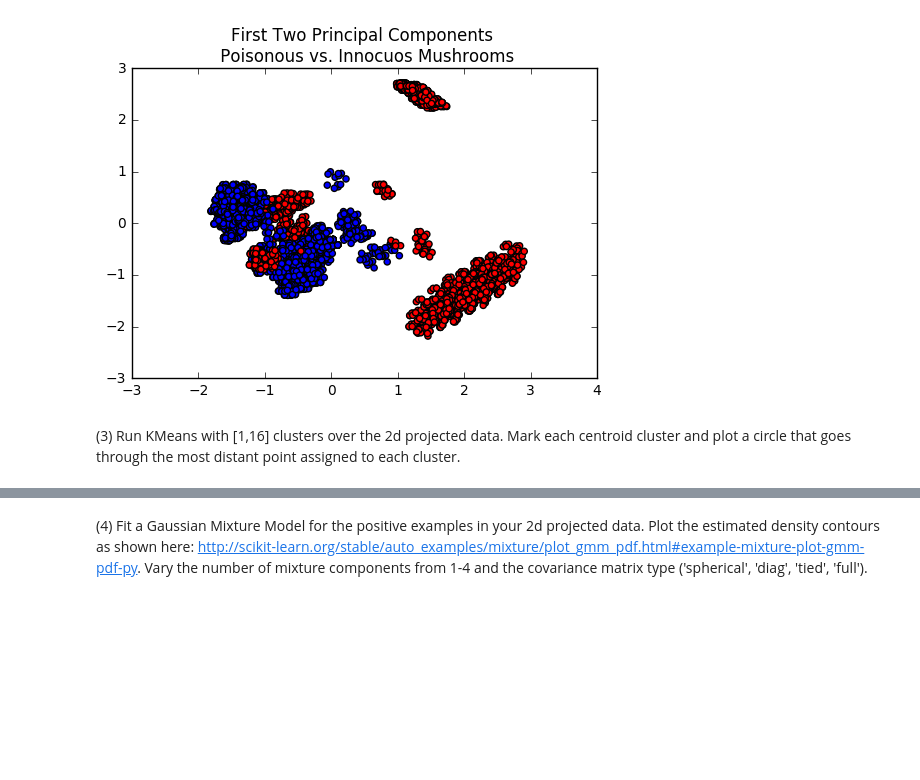
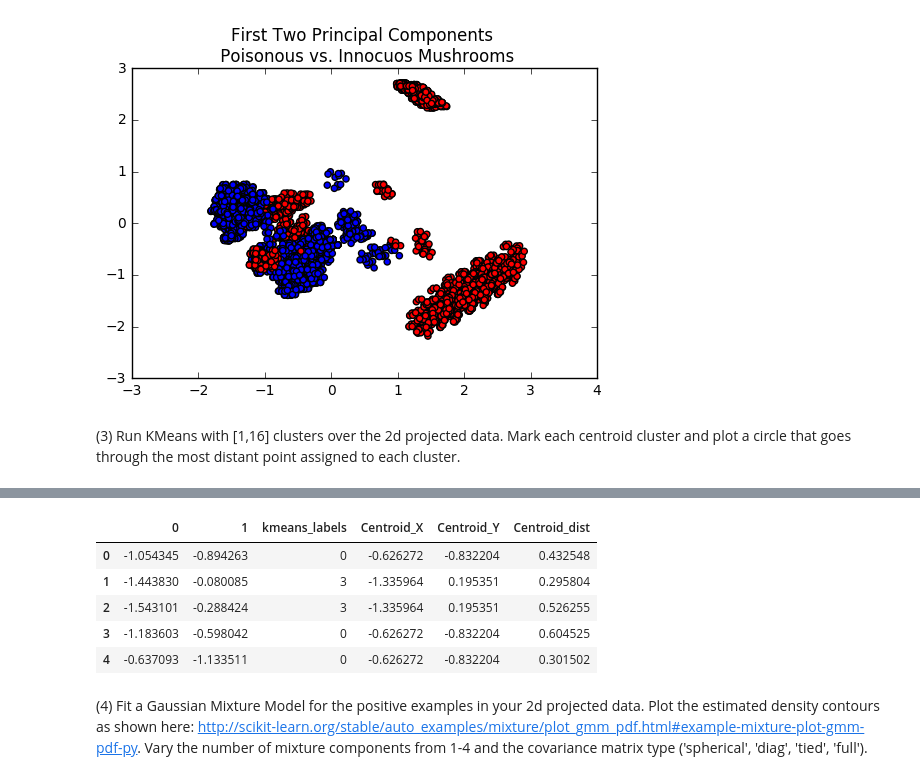
Before and after one commit to nwchen24/Machine_learning_coursework, a Jupyter notebook: NC_Work/Project_3_PCA/Nicholas_Chen_p3_1.0.ipynb, the cells around one changed output, grey strips where cells are left out. Drawn from its saved outputs; the diff is of its cells as text; code cells hidden in the pictures; blank space fills up the shorter version.

```diff
--- a/NC_Work/Project_3_PCA/Nicholas_Chen_p3_1.0.ipynb
+++ b/NC_Work/Project_3_PCA/Nicholas_Chen_p3_1.0.ipynb
@@ -150,3 +197,12 @@ plt.show()
+# %%
+train_data_2dim_reduced.head()
+# %% [output]
+|  | 0 | 1 | kmeans_labels | Centroid_X | Centroid_Y | Centroid_dist |
+| 0 | -1.054345 | -0.894263 | 0 | -0.626272 | -0.832204 | 0.432548 |
+| 1 | -1.443830 | -0.080085 | 3 | -1.335964 | 0.195351 | 0.295804 |
+| 2 | -1.543101 | -0.288424 | 3 | -1.335964 | 0.195351 | 0.526255 |
+| 3 | -1.183603 | -0.598042 | 0 | -0.626272 | -0.832204 | 0.604525 |
+| 4 | -0.637093 | -1.133511 | 0 | -0.626272 | -0.832204 | 0.301502 |
 # %%
 #def P3():
 ### STUDENT START ###
```
Also changed, not shown: parts of 4 cells of this notebook.
